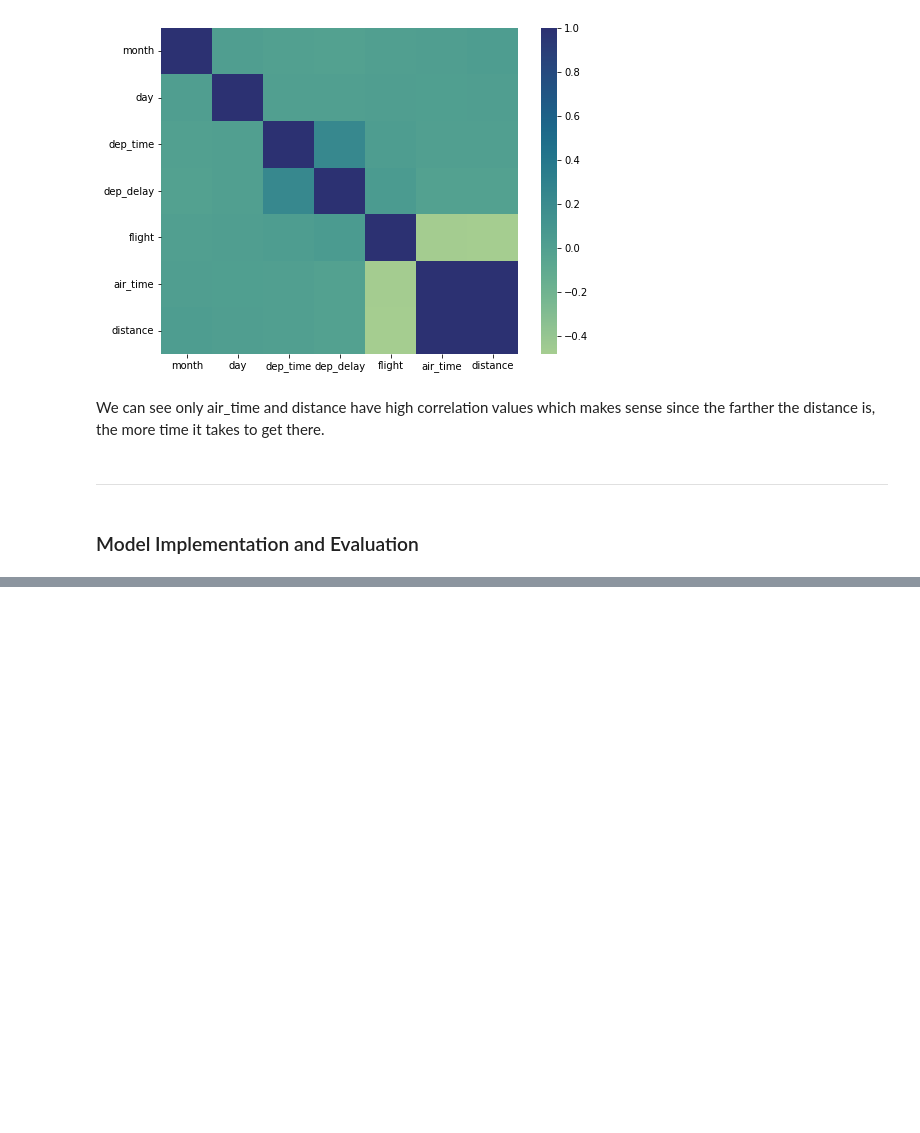
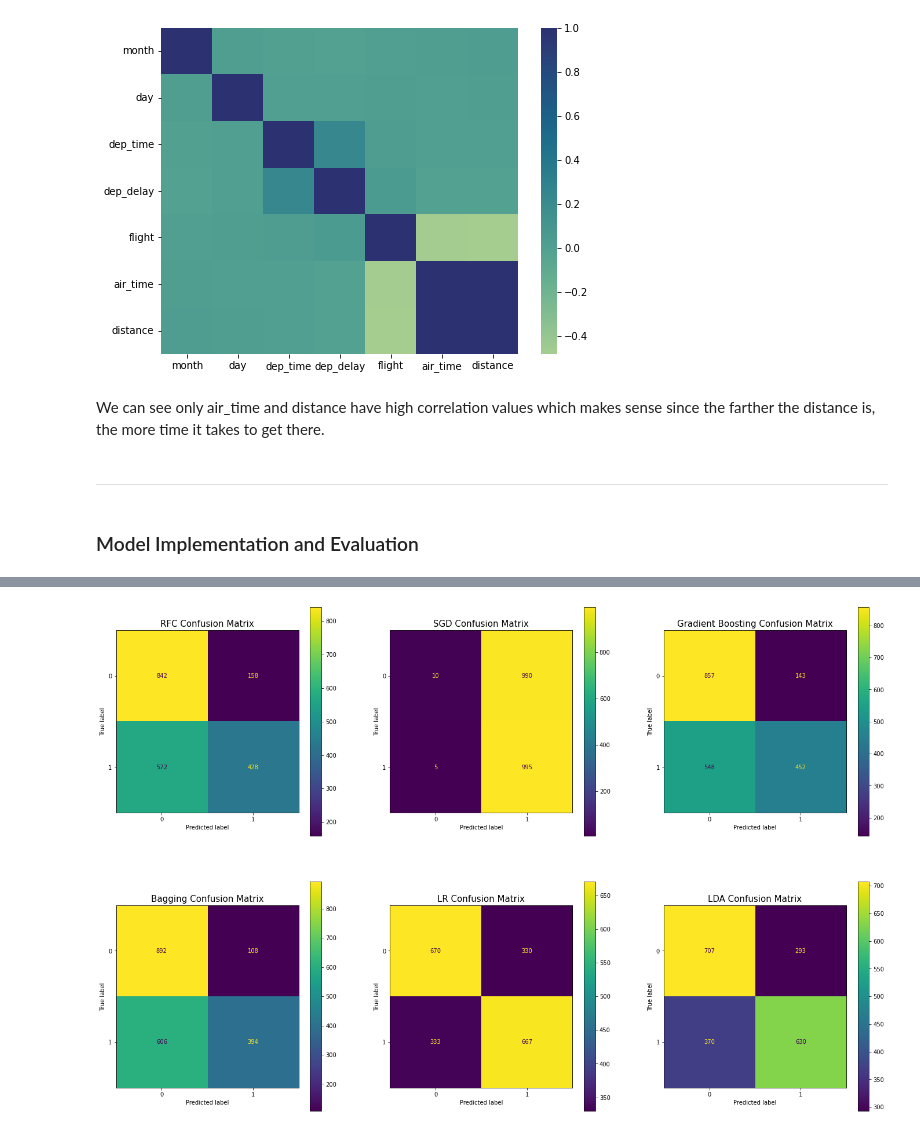
Before and after one commit to hsong1101/ADS-505-Project, a Jupyter notebook: ADS505_Group_Project.ipynb, the cells around one changed output, grey strips where cells are left out. Cells and saved outputs as stored; diff of their text form; code cells hidden in the pictures; blank space fills up the shorter version.

```diff
--- a/ADS505_Group_Project.ipynb
+++ b/ADS505_Group_Project.ipynb
@@ -586,0 +598,5 @@ We can see only air_time and distance have high correlation values which makes s
+# %%
+data['long_delay'] = 0
+data.loc[data['dep_delay']>=15, 'long_delay'] = 1
+
+data.head()
@@ -586,0 +617,2 @@ We can see only air_time and distance have high correlation values which makes s
+# %%
+data.drop(columns='dep_delay', inplace=True)
@@ -586,0 +621,10 @@ We can see only air_time and distance have high correlation values which makes s
+# %%
+test_index = data[data['long_delay']==1].sample(1000, random_state=random_state).index.tolist() \
+            + data[data['long_delay']==0].sample(1000, random_state=random_state).index.tolist()
+
+train, test = data.drop(index=test_index), data.iloc[test_index]
+
+X_train, X_test = train.drop(columns=['long_delay']), test.drop(columns=['long_delay']),
+y_train, y_test = train['long_delay'], test['long_delay']
+
+X_train.shape, X_test.shape, y_train.shape, y_test.shape
@@ -586,0 +633,8 @@ We can see only air_time and distance have high correlation values which makes s
+# %%
+# Using SmoteTomek for class imabalance problem
+resample = SMOTETomek(tomek=TomekLinks(sampling_strategy='majority'))
+
+# Use cross validation to validate models instead of separately creating validation datasets using for loops
+cv = RepeatedStratifiedKFold(n_splits=5, n_repeats=1, random_state=random_state)
+
+scoring = ['accuracy','precision_macro','recall_macro']
@@ -586,0 +691,22 @@ We can see only air_time and distance have high correlation values which makes s
+# %%
+fig, ax = plt.subplots(2, 3, figsize=(24,16))
+
+plot_confusion_matrix(rfc_pipeline, X_test, y_test, ax=ax[0][0])
+ax[0][0].set_title('RFC Confusion Matrix', size=15)
+
+plot_confusion_matrix(sgd_pipeline, X_test, y_test, ax=ax[0][1])
+ax[0][1].set_title('SGD Confusion Matrix', size=15)
+
+plot_confusion_matrix(gbc_pipeline, X_test, y_test, ax=ax[0][2])
+ax[0][2].set_title('Gradient Boosting Confusion Matrix', size=15)
+
+plot_confusion_matrix(bagging_pipeline, X_test, y_test, ax=ax[1][0])
+ax[1][0].set_title('Bagging Confusion Matrix', size=15)
+
+plot_confusion_matrix(lr_pipeline, X_test, y_test, ax=ax[1][1])
+ax[1][1].set_title('LR Confusion Matrix', size=15)
+
+plot_confusion_matrix(lda_pipeline, X_test, y_test, ax=ax[1][2])
+ax[1][2].set_title('LDA Confusion Matrix', size=15);
+# %% [output]
+[figure, added]
```
Also changed, not shown: parts of 13 cells of this notebook, 1 other file.
